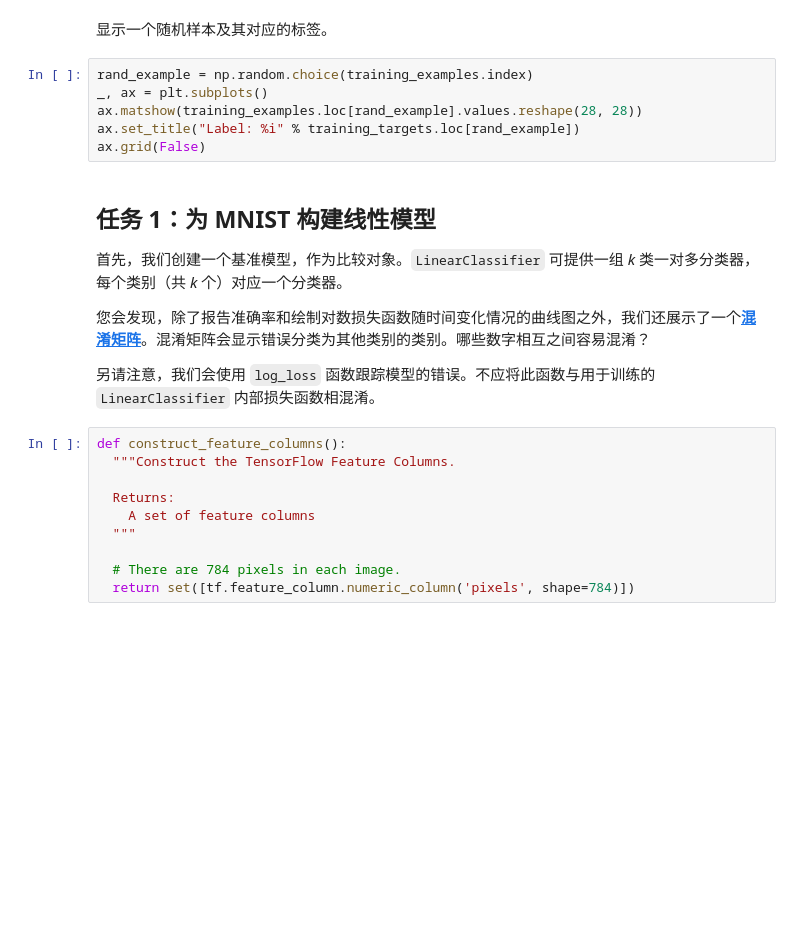
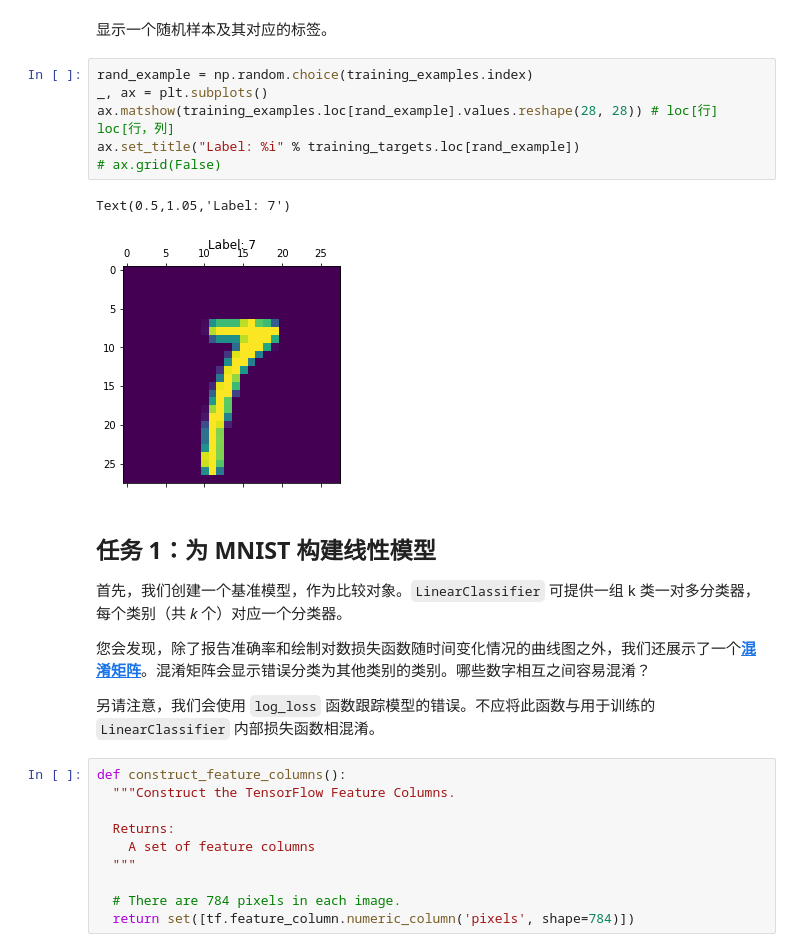
Before and after one commit to Baileyswu/google-tensorflow-tutor, a Jupyter notebook: 11. multi_class_classification_of_handwritten_digits.ipynb, the cells around one changed output. Saved outputs shown, nothing was run; the diff lists cells and outputs as text; blank space fills up the shorter version.

```diff
--- a/11. multi_class_classification_of_handwritten_digits.ipynb
+++ b/11. multi_class_classification_of_handwritten_digits.ipynb
@@ -102,13 +132,16 @@ validation_examples.describe()
 # %%
 rand_example = np.random.choice(training_examples.index)
 _, ax = plt.subplots()
-ax.matshow(training_examples.loc[rand_example].values.reshape(28, 28))
+ax.matshow(training_examples.loc[rand_example].values.reshape(28, 28)) # loc[行] loc[行，列]
 ax.set_title("Label: %i" % training_targets.loc[rand_example])
-ax.grid(False)
+# ax.grid(False)
+# %% [output]
+Text(0.5,1.05,'Label: 7')
+[figure, added]
 # %% [markdown]
  ## 任务 1：为 MNIST 构建线性模型
 
-首先，我们创建一个基准模型，作为比较对象。`LinearClassifier` 可提供一组 *k* 类一对多分类器，每个类别（共 *k* 个）对应一个分类器。
+首先，我们创建一个基准模型，作为比较对象。`LinearClassifier` 可提供一组 k 类一对多分类器，每个类别（共 *k* 个）对应一个分类器。
 
 您会发现，除了报告准确率和绘制对数损失函数随时间变化情况的曲线图之外，我们还展示了一个[**混淆矩阵**](https://en.wikipedia.org/wiki/Confusion_matrix)。混淆矩阵会显示错误分类为其他类别的类别。哪些数字相互之间容易混淆？
 
```
Also changed, not shown: parts of 5 cells of this notebook, 4 other files.
